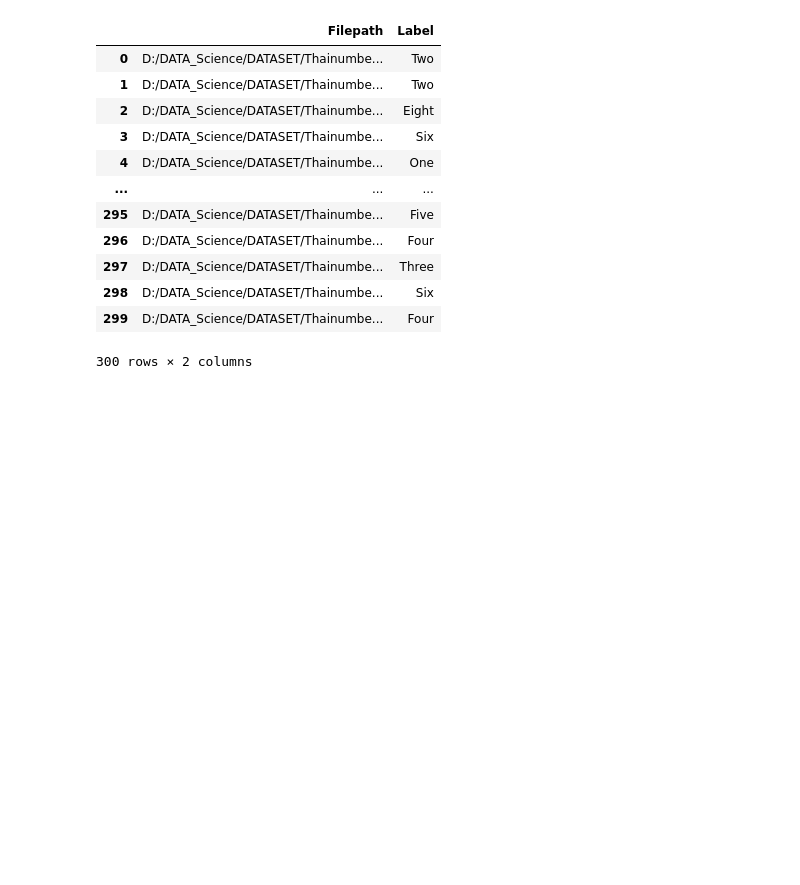
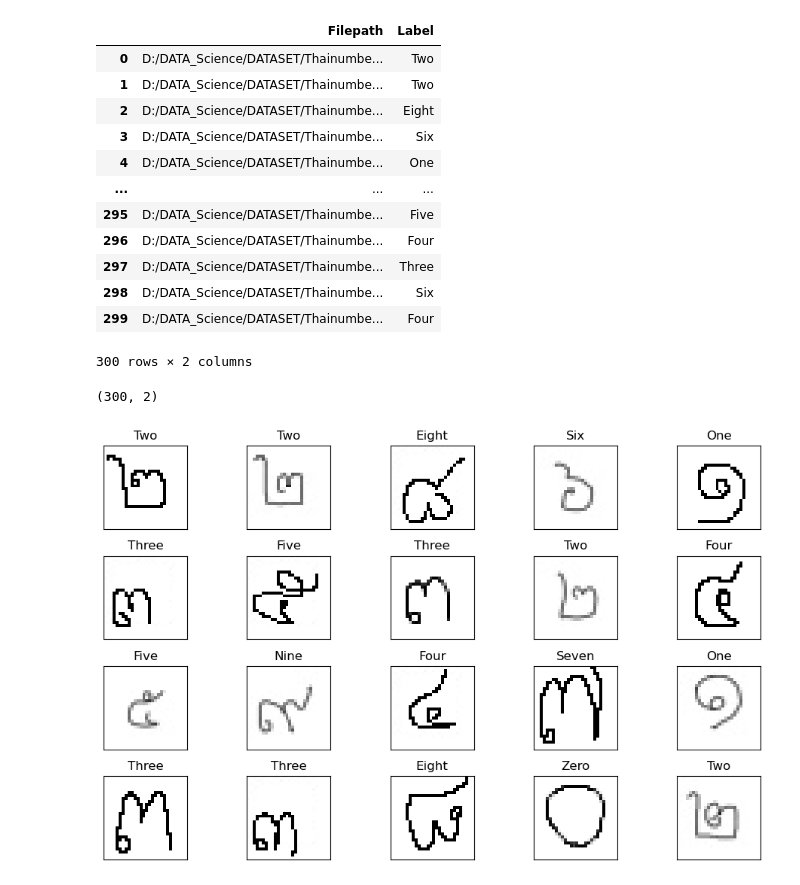
Before and after one commit to HikariJadeEmpire/THNumber_img_classification, a Jupyter notebook: numberclassifier.ipynb, the cells around one changed output. Saved outputs shown, nothing was run; the diff lists cells and outputs as text; code cells hidden in the pictures; blank space fills up the shorter version.

```diff
--- a/numberclassifier.ipynb
+++ b/numberclassifier.ipynb
@@ -79,3 +80,17 @@ data
 | 298 | D:/DATA_Science/DATASET/Thainumbe... | Six |
 | 299 | D:/DATA_Science/DATASET/Thainumbe... | Four |
 300 rows × 2 columns
+# %%
+data.shape
+# %% [output]
+(300, 2)
+# %%
+fig, axes = plt.subplots(nrows=4, ncols=5, figsize=(10,6), subplot_kw = {'xticks':[],'yticks':[]} )
+
+for i, ax in enumerate(axes.flat):
+    ax.imshow(plt.imread(data.Filepath[i]))
+    ax.set_title(data.Label[i])
+plt.tight_layout()
+plt.show()
+# %% [output]
+[figure, added]
```
Also changed, not shown: parts of 1 cell of this notebook.
